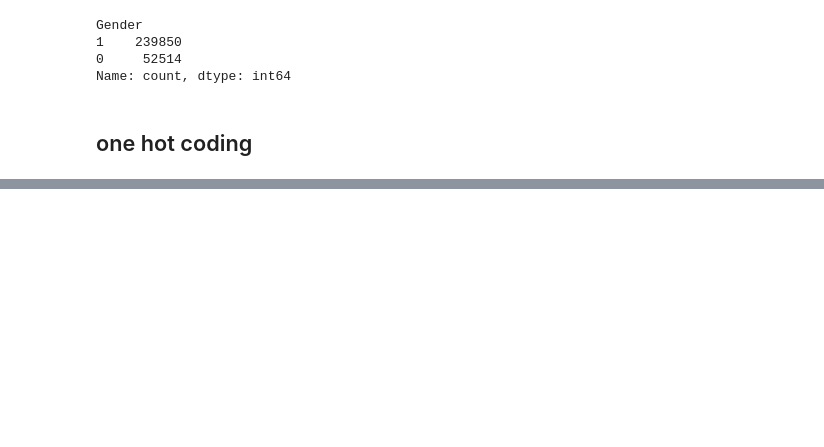
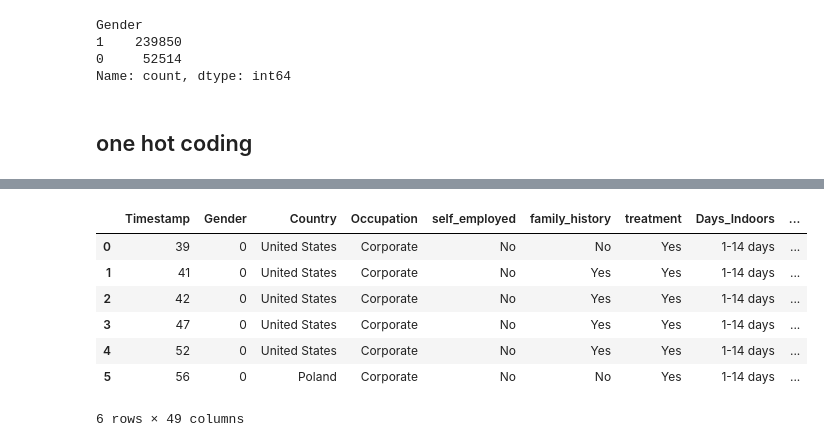
Before and after one commit to Haakam/python, a Jupyter notebook: EDA on m_H_D.ipynb, the cells around one changed output, grey strips where cells are left out. Cells and saved outputs as stored; diff of their text form; code cells hidden in the pictures; blank space fills up the shorter version.

```diff
--- a/EDA on m_H_D.ipynb
+++ b/EDA on m_H_D.ipynb
@@ -177,0 +248,11 @@ one_hot
+# %%
+df1.head(6)
+# %% [output]
+|  | Timestamp | Gender | Country | Occupation | self_employed | family_history | treatment | Days_Indoors | ... |
+| 0 | 39 | 0 | United States | Corporate | No | No | Yes | 1-14 days | ... |
+| 1 | 41 | 0 | United States | Corporate | No | Yes | Yes | 1-14 days | ... |
+| 2 | 42 | 0 | United States | Corporate | No | Yes | Yes | 1-14 days | ... |
+| 3 | 47 | 0 | United States | Corporate | No | Yes | Yes | 1-14 days | ... |
+| 4 | 52 | 0 | United States | Corporate | No | Yes | Yes | 1-14 days | ... |
+| 5 | 56 | 0 | Poland | Corporate | No | No | Yes | 1-14 days | ... |
+6 rows × 49 columns
```
Also changed, not shown: parts of 22 cells of this notebook.
